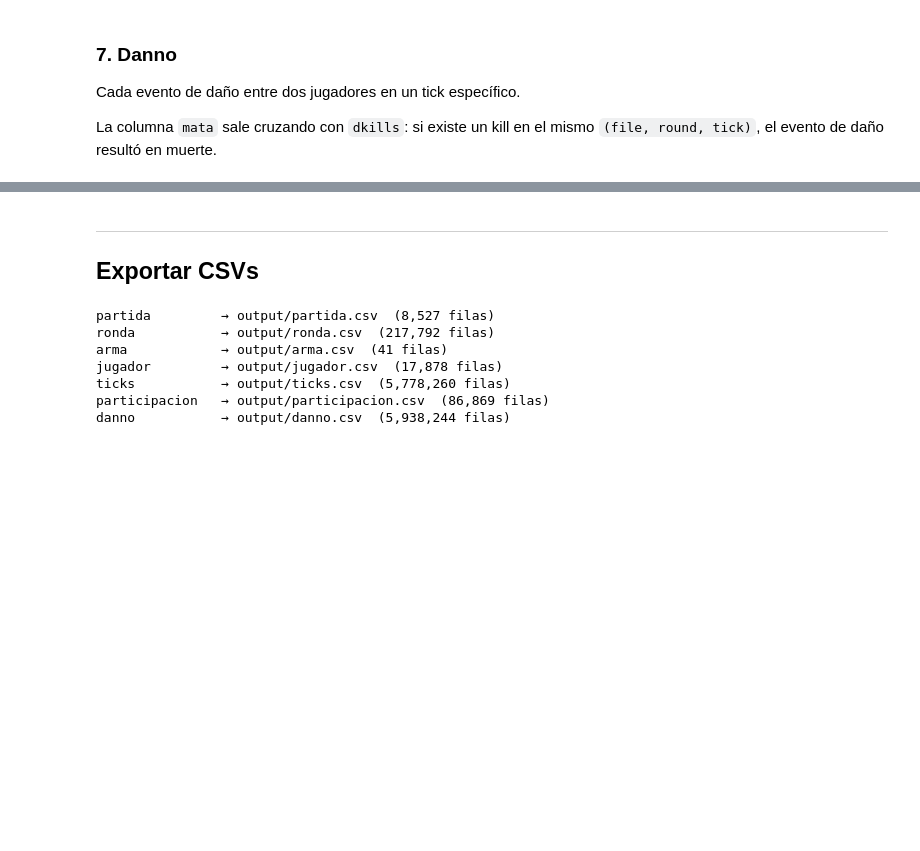
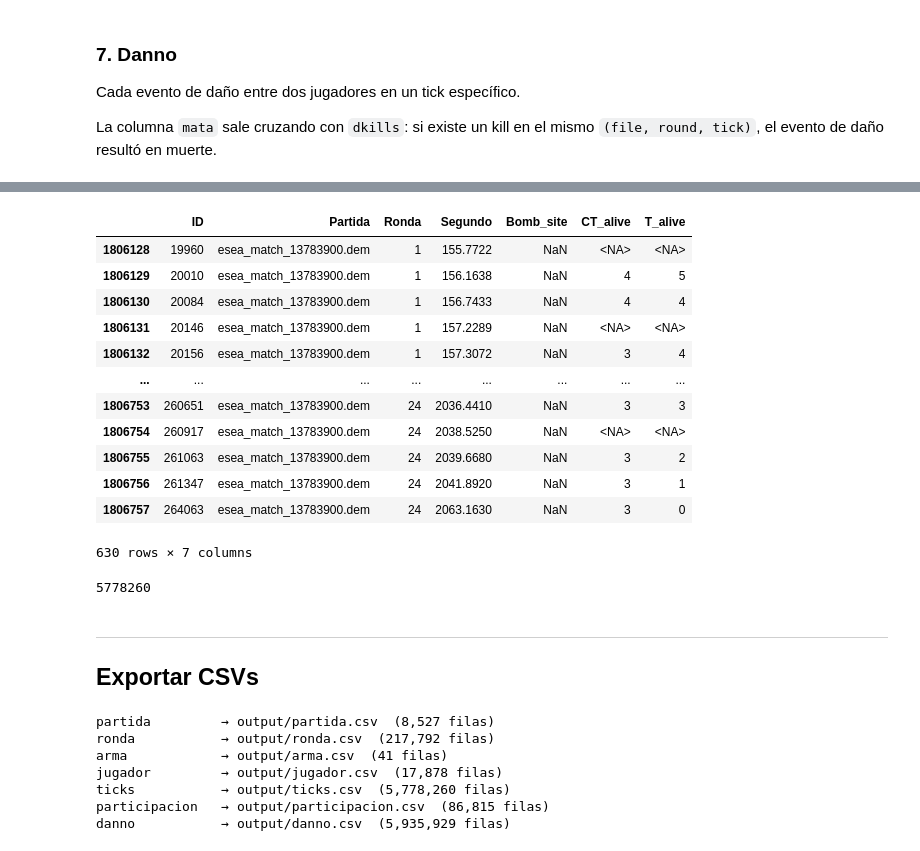
Before and after one commit to Bgallardo46/batos1, a Jupyter notebook: proyecto/Procesamiento datos/Filtro_datos_limpio.ipynb, the cells around one changed output, grey strips where cells are left out. Saved outputs shown, nothing was run; the diff lists cells and outputs as text; code cells hidden in the pictures; blank space fills up the shorter version.

```diff
--- a/proyecto/Procesamiento datos/Filtro_datos_limpio.ipynb
+++ b/proyecto/Procesamiento datos/Filtro_datos_limpio.ipynb
@@ -292,7 +296,7 @@ Danno = Danno.rename(columns={
 
 Danno = Danno[Danno['Arma'] != 'Unknown'] ## Siempre debemos saber el arma
 Danno = Danno[(Danno['Atacante']!= 0)&(Danno['Victima']!= 0)] ## Siempre sabemos los jugadores
-
+Danno = Danno[~Danno['Partida'].isin(culpables)] ## Eliminamos las partidas corruptas
 
 Danno.head()
 # %% [output]
@@ -302,6 +306,28 @@ Danno.head()
 | 3 | 4 | 76561198082200410 | 76561198055054795 | Glock | esea_match_13770997.dem | 1 | 16066 | Terrorist | CounterTerrorist | RightArm | 12 | ... |
 | 4 | 5 | 76561198048742997 | 76561198082200410 | USP | esea_match_13770997.dem | 1 | 16108 | CounterTerrorist | Terrorist | Chest | 15 | ... |
 | 5 | 6 | 76561198082200410 | 76561198048742997 | Glock | esea_match_13770997.dem | 1 | 16188 | Terrorist | CounterTerrorist | Head | 94 | ... |
+# %%
+Danno[Danno['Partida'] == 'esea_match_13783900.dem']
+
+Ticks[Ticks['Partida'] == 'esea_match_13783900.dem']
+# %% [output]
+|  | ID | Partida | Ronda | Segundo | Bomb_site | CT_alive | T_alive |
+| 1806128 | 19960 | esea_match_13783900.dem | 1 | 155.7722 | NaN | <NA> | <NA> |
+| 1806129 | 20010 | esea_match_13783900.dem | 1 | 156.1638 | NaN | 4 | 5 |
+| 1806130 | 20084 | esea_match_13783900.dem | 1 | 156.7433 | NaN | 4 | 4 |
+| 1806131 | 20146 | esea_match_13783900.dem | 1 | 157.2289 | NaN | <NA> | <NA> |
+| 1806132 | 20156 | esea_match_13783900.dem | 1 | 157.3072 | NaN | 3 | 4 |
+| ... | ... | ... | ... | ... | ... | ... | ... |
+| 1806753 | 260651 | esea_match_13783900.dem | 24 | 2036.4410 | NaN | 3 | 3 |
+| 1806754 | 260917 | esea_match_13783900.dem | 24 | 2038.5250 | NaN | <NA> | <NA> |
+| 1806755 | 261063 | esea_match_13783900.dem | 24 | 2039.6680 | NaN | 3 | 2 |
+| 1806756 | 261347 | esea_match_13783900.dem | 24 | 2041.8920 | NaN | 3 | 1 |
+| 1806757 | 264063 | esea_match_13783900.dem | 24 | 2063.1630 | NaN | 3 | 0 |
+630 rows × 7 columns
+# %%
+len(Ticks)
+# %% [output]
+5778260
 # %% [markdown]
 ---
 ## Exportar CSVs
@@ -310,7 +336,13 @@ import os
 os.makedirs("output", exist_ok=True)
 
 tablas = {
-    "participacion": Participacion
+    "partida":       Partida,
+    "ronda":         Ronda,
+    "arma":          Arma,
+    "jugador":       Jugador,
+    "ticks":         Ticks,
+    "participacion": Participacion,
+    "danno":         Danno
 }
 
 for nombre, df in tablas.items():
@@ -323,8 +355,8 @@ ronda           → output/ronda.csv  (217,792 filas)
 arma            → output/arma.csv  (41 filas)
 jugador         → output/jugador.csv  (17,878 filas)
 ticks           → output/ticks.csv  (5,778,260 filas)
-participacion   → output/participacion.csv  (86,869 filas)
-danno           → output/danno.csv  (5,938,244 filas)
+participacion   → output/participacion.csv  (86,815 filas)
+danno           → output/danno.csv  (5,935,929 filas)
 # %%
 ## Para subir todas las tablas reemplazar en tablas, solo subi participacion
 tablas = {
```
Also changed, not shown: parts of 1 cell of this notebook, 9 other files.
